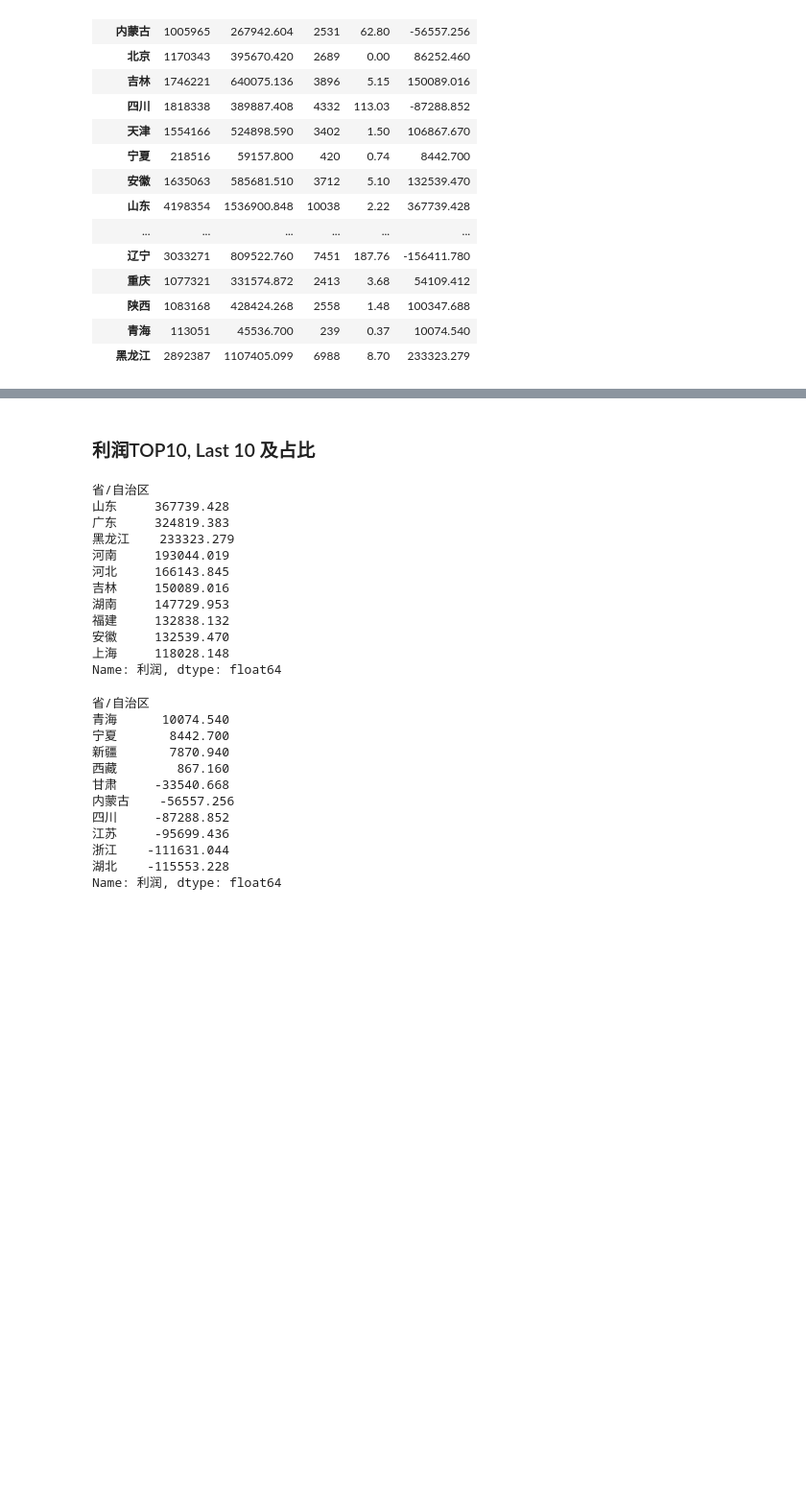
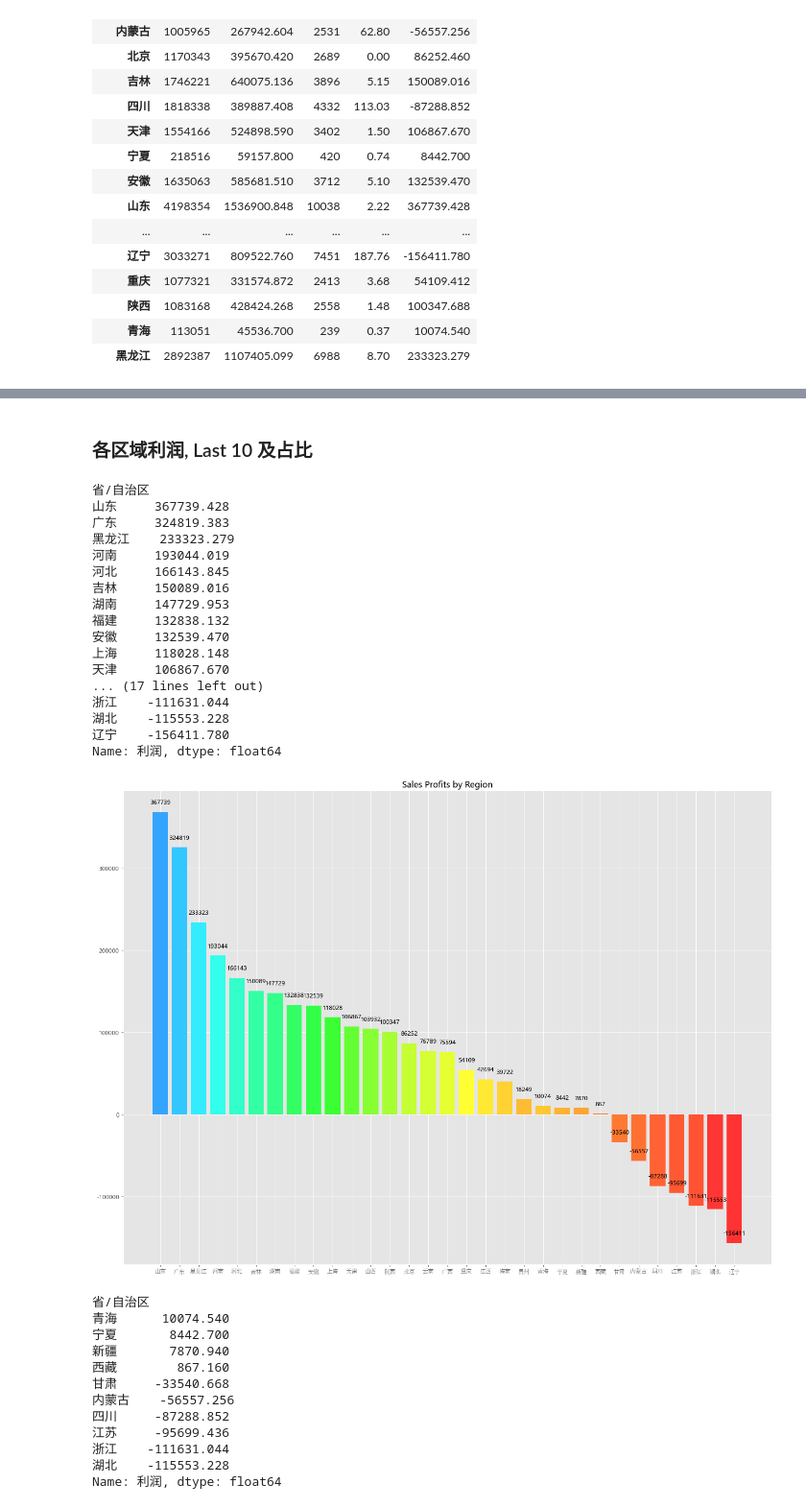
Before and after one commit to xiao-wei-zhou/E-Commerce-Business-Operation-Analysis, a Jupyter notebook: E-commerce Business Operation Analysis.ipynb, the cells around one changed output, grey strips where cells are left out. Shown at 96% size. Cells and saved outputs as stored; diff of their text form; code cells hidden in the pictures; blank space fills up the shorter version.

```diff
--- a/E-commerce Business Operation Analysis.ipynb
+++ b/E-commerce Business Operation Analysis.ipynb
@@ -87,8 +108,8 @@ Name: 销售额, dtype: float64
 # %% [markdown]
-### 利润TOP10, Last 10 及占比
+### 各区域利润, Last 10 及占比
 # %%
-profits = region['利润'].sort_values(ascending = False)
-profits[0:10]
+pros = region['利润'].sort_values(ascending = False)
+pros
 # %% [output]
 省/自治区
 山东     367739.428
@@ -101,7 +122,28 @@ profits[0:10]
 福建     132838.132
 安徽     132539.470
 上海     118028.148
+天津     106867.670
+... (17 lines left out)
+浙江    -111631.044
+湖北    -115553.228
+辽宁    -156411.780
 Name: 利润, dtype: float64
+# %%
+plt.figure(figsize = (20,15),dpi = 80)
+
+
+rects1 = plt.bar(pros.index, pros, color = ['#33A5FF','#33C7FF','#33ECFF','#33FFEC','#33FFCA','#33FFA5','#33FF8A','#33FF64','#33FF46','#3CFF33','#64FF33','#86FF33','#A5FF33','#C4FF33','#D4FF33','#E6FF33','#FFFF33','#FFE933','#FFD133','#FFBB33','#FFC733','#FFB233','#FFA533','#FF8333','#FF7933','#FF7133','#FF6333','#FF5933',
+                                           '#FF5333','#FF3633','#FF3333'])
+
+for rect1 in rects1:
+    plt.text(rect1.get_x()+rect1.get_width()/2, rect1.get_height()+10000, str(int(rect1.get_height())), ha = 'center')
+
+plt.xticks(pros.index, fontproperties = my_font)
+plt.title('Sales Profits by Region')
+
+plt.show()
+# %% [output]
+[figure, added]
 # %%
 profits[-11:-1]
 # %% [output]
```
Also changed, not shown: parts of 12 cells of this notebook.
